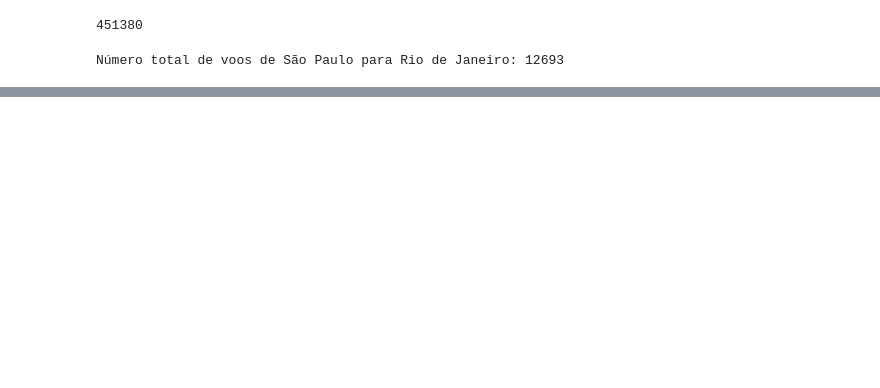
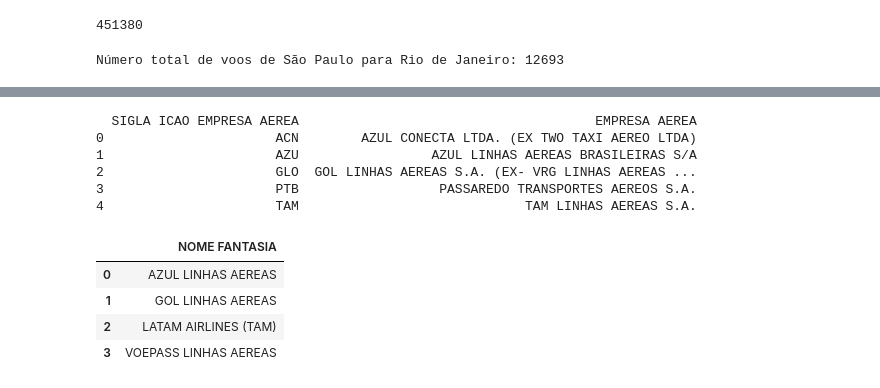
Before and after one commit to Ivanrangelpm/analise-de-voos, a Jupyter notebook: 03_refined.ipynb, the cells around one changed output, grey strips where cells are left out. Drawn from its saved outputs; the diff is of its cells as text; code cells hidden in the pictures; blank space fills up the shorter version.

```diff
--- a/03_refined.ipynb
+++ b/03_refined.ipynb
@@ -142,0 +195,28 @@ df_final
+# %%
+combinacoes_unicas = df_final[['SIGLA ICAO EMPRESA AEREA', 'EMPRESA AEREA']].drop_duplicates()
+
+# 2. (Opcional, mas recomendado) Ordena os valores para facilitar a leitura.
+combinacoes_unicas = combinacoes_unicas.sort_values(by='EMPRESA AEREA').reset_index(drop=True)
+
+# 3. Exibe a "lista tabelada" (que é o novo DataFrame).
+# Em um notebook .ipynb, basta colocar o nome da variável na última linha da célula.
+combinacoes_unicas
+# %% [output]
+  SIGLA ICAO EMPRESA AEREA                                      EMPRESA AEREA
+0                      ACN        AZUL CONECTA LTDA. (EX TWO TAXI AEREO LTDA)
+1                      AZU                 AZUL LINHAS AEREAS BRASILEIRAS S/A
+2                      GLO  GOL LINHAS AEREAS S.A. (EX- VRG LINHAS AEREAS ...
+3                      PTB                  PASSAREDO TRANSPORTES AEREOS S.A.
+4                      TAM                             TAM LINHAS AEREAS S.A.
+# %%
+combinacoes_unicas_rec = df_rec[['NOME FANTASIA']].drop_duplicates()
+
+combinacoes_unicas_rec = combinacoes_unicas_rec.sort_values(by='NOME FANTASIA').reset_index(drop=True)
+
+combinacoes_unicas_rec
+# %% [output]
+|  | NOME FANTASIA |
+| 0 | AZUL LINHAS AEREAS |
+| 1 | GOL LINHAS AEREAS |
+| 2 | LATAM AIRLINES (TAM) |
+| 3 | VOEPASS LINHAS AEREAS |
```
Also changed, not shown: parts of 13 cells of this notebook, 3 other files.
